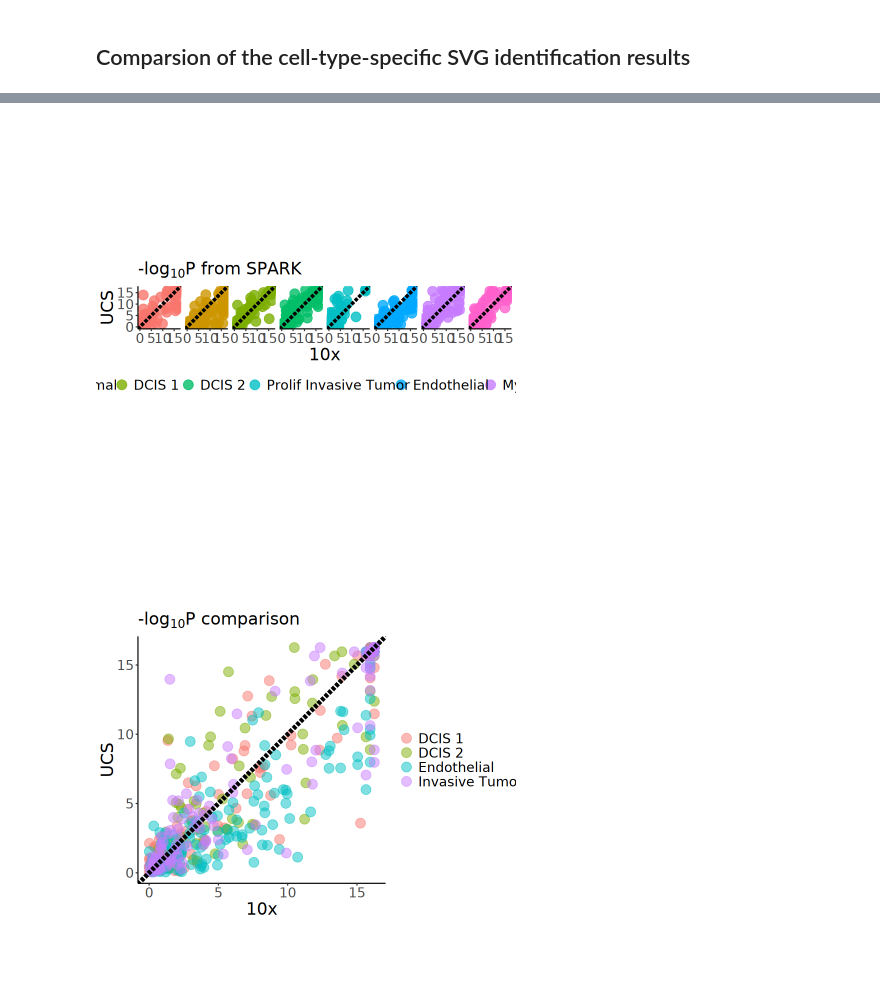
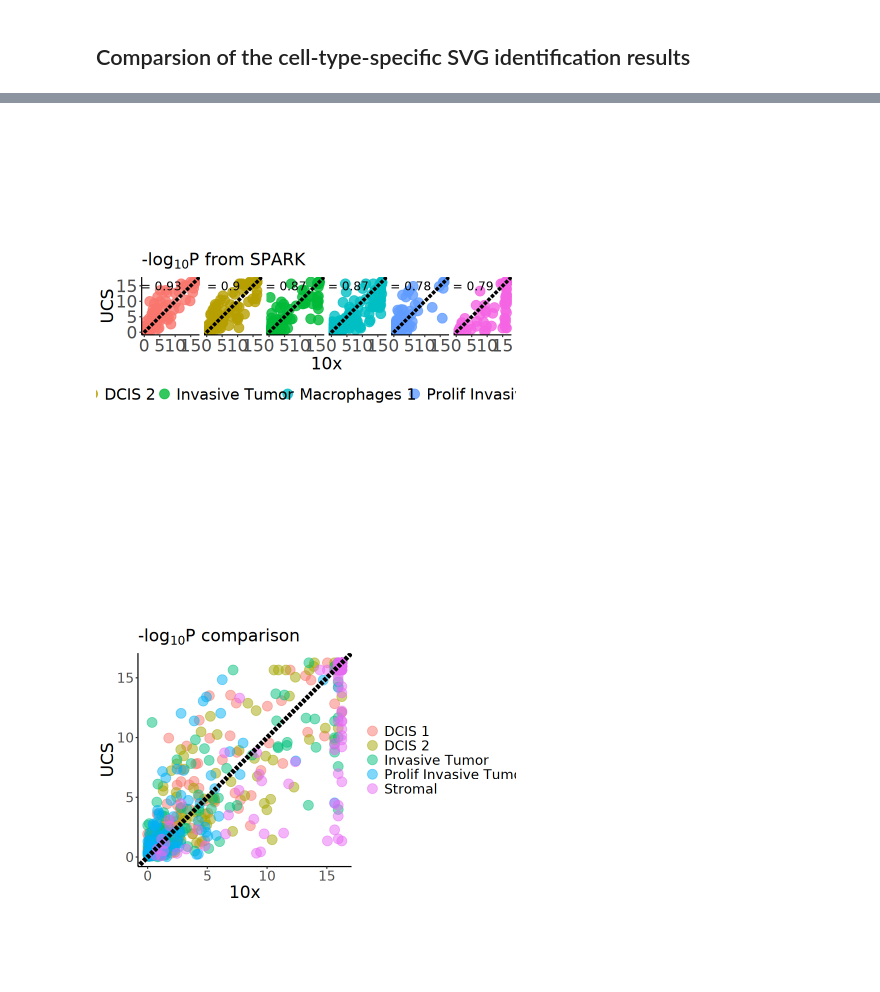
Before and after one commit to statwangz/MCube-tutorial, a Jupyter notebook: docs/source/analysis/breast_cancer/breast_cancer_seg_method_comparison_SPARK.ipynb, the cells around one changed output, grey strips where cells are left out. Saved outputs shown, nothing was run; the diff lists cells and outputs as text; code cells hidden in the pictures.

```diff
--- a/docs/source/analysis/breast_cancer/breast_cancer_seg_method_comparison_SPARK.ipynb
+++ b/docs/source/analysis/breast_cancer/breast_cancer_seg_method_comparison_SPARK.ipynb
@@ -61,7 +68,7 @@ dbl (1): ...1
 # %%
 pvalues_10x <- data.frame()
 for(celltype_k in all_celltypes) {
-    celltype_idx <- which(scvi_labels == celltype_k)
+    celltype_idx <- which(celltypes_RCTD == celltype_k)
 
     counts_k <- counts[celltype_idx, ]
     coordinates_k <- coordinates[celltype_idx, ]
@@ -155,7 +144,21 @@ dbl (1): ...1
+# %%
+seg_method <- "UCS_10X"
+myRCTD <- readRDS(file.path(RESULT_PATH, seg_method, "myRCTD.rds"))
+
+spot_names <- colnames(myRCTD@spatialRNA@counts)
+counts <- t(as.matrix(myRCTD@originalSpatialRNA@counts[, spot_names]))
+# head(counts)
+coordinates <- myRCTD@spatialRNA@coords
+# head(coordinates)
+
+celltypes_RCTD <- myRCTD@results$results_df$first_type
+names(celltypes_RCTD) <- spot_names
+# head(celltypes_RCTD)
+all_celltypes <- levels(celltypes_RCTD)
 # %%
 pvalues_UCS <- data.frame()
 for(celltype_k in all_celltypes) {
-    celltype_idx <- which(scvi_labels == celltype_k)
+    celltype_idx <- which(celltypes_RCTD == celltype_k)
 
     counts_k <- counts[celltype_idx, ]
     coordinates_k <- coordinates[celltype_idx, ]
@@ -237,0 +221,17 @@ A data.frame: 6 × 4
+# %%
+log10p_lim <- 17 # 5.55e-17
+
+pvalues_10x$minus_log10_pvalue <- -log10(pvalues_10x$pvalue)
+pvalues_10x$minus_log10_pvalue[pvalues_10x$minus_log10_pvalue > log10p_lim] <- log10p_lim
+
+pvalues_UCS$minus_log10_pvalue <- -log10(pvalues_UCS$pvalue)
+pvalues_UCS$minus_log10_pvalue[pvalues_UCS$minus_log10_pvalue > log10p_lim] <- log10p_lim
+
+pvalues_all <- merge(
+    pvalues_10x,
+    pvalues_UCS,
+    by = c("celltype", "gene"),
+    suffixes = c("_10x", "_UCS")
+)
+dim(pvalues_all)
+head(pvalues_all)
@@ -238,22 +255,30 @@ A data.frame: 6 × 4
 # %%
-log10p_lim <- 17 # 5.55e-17
-
-major_celltypes <- c("Invasive Tumor", "Stromal", "DCIS 1", "DCIS 2", "Prolif Invasive Tumor", "Endothelial", "Myoepi ACTA2+", "Myoepi KRT15+")
+major_celltypes <- c(
+    "Invasive Tumor", "Stromal", "DCIS 1", "DCIS 2",
+    "Prolif Invasive Tumor", "Macrophages 1"
+)
 pvalues_all_major_celltype <- pvalues_all[pvalues_all$celltype %in% major_celltypes, ]
 pvalues_all_major_celltype$celltype <- factor(
     pvalues_all_major_celltype$celltype,
-    levels = major_celltypes
+    levels = sort(major_celltypes)
 )
+correlations_major_celltype <- correlations[correlations$celltype %in% major_celltypes, ]
 
 p <- ggplot(
     # pvalues_all,
     pvalues_all_major_celltype,
-    aes(x = -log10(pvalue_10x), y = -log10(pvalue_UCS))
-) +
-    geom_point(aes(color = celltype), size = 5, alpha = 0.8) +
+    aes(x = minus_log10_pvalue_10x, y = minus_log10_pvalue_UCS)
+) + geom_point(aes(color = celltype), size = 5, alpha = 0.8) +
     geom_abline(
         intercept = 0, slope = 1,
         linetype = "longdash", linewidth = 1.5
+    ) + geom_text(
+        data = correlations_major_celltype,
+        mapping = aes(
+            x = 4, y = 15,
+            label = paste("r =", round(correlation, 2))
+        ),
+        size = 5
     ) +
     scale_x_continuous(limits = c(0, log10p_lim), oob = scales::oob_squish) +
     scale_y_continuous(limits = c(0, log10p_lim), oob = scales::oob_squish) +
@@ -268,49 +293,51 @@ p <- ggplot(
     theme(
         plot.title = element_text(size = 20),
         axis.title = element_text(size = 20),
-        axis.text.x = element_text(size = 16),
-        axis.text.y = element_text(size = 16),
+        axis.text.x = element_text(size = 20),
+        axis.text.y = element_text(size = 20),
         strip.text = element_blank(),
         legend.title = element_blank(),
-        legend.text = element_text(size = 16),
+        legend.text = element_text(size = 18),
         legend.position = "bottom"
     )
 ggsave(
-    filename = file.path(RESULT_PATH, "SPARK_seg_comparison.pdf"),
-    plot = p, width = 18, height = 4
+    filename = file.path(
+        RESULT_PATH,
+        paste0("SPARK_seg_comparison_oob_squish_", log10p_lim, ".pdf")),
+    plot = p, width = 12, height = 4
 )
 p
 # %% [output]
-[figure, old version]
+[figure, new version]
 # %%
-major_celltype <- c("DCIS 1", "DCIS 2", "Endothelial", "Invasive Tumor")
+major_celltypes <- c("Invasive Tumor", "Stromal", "DCIS 1", "DCIS 2", "Prolif Invasive Tumor")
 p <- ggplot(
-    pvalues_all[pvalues_all$celltype %in% major_celltype, ],
+    pvalues_all[pvalues_all$celltype %in% major_celltypes, ],
     aes(x = -log10(pvalue_10x), y = -log10(pvalue_UCS))
 ) +
     geom_point(aes(color = celltype), size = 5, alpha = 0.5) +
     geom_abline(
         intercept = 0, slope = 1,
         linetype = "longdash", linewidth = 2
     ) +
     coord_fixed(ratio = 1) +
     theme_classic() +
     labs(
         x = "10x", y = "UCS",
         title = expression(paste("-log"[10], plain(P), " comparison"))
     ) +
     theme(
         plot.title = element_text(size = 20),
         axis.title = element_text(size = 20),
         axis.text.x = element_text(size = 16),
         axis.text.y = element_text(size = 16),
         legend.title = element_blank(),
         legend.text = element_text(size = 16)
     )
 ggsave(
     filename = file.path(RESULT_PATH, "SPARK_seg_comparison_together.pdf"),
     plot = p, width = 8, height = 8
 )
 p
 # %% [output]
-[figure, old version]
+[figure, new version]
```
Also changed, not shown: parts of 9 cells of this notebook.
